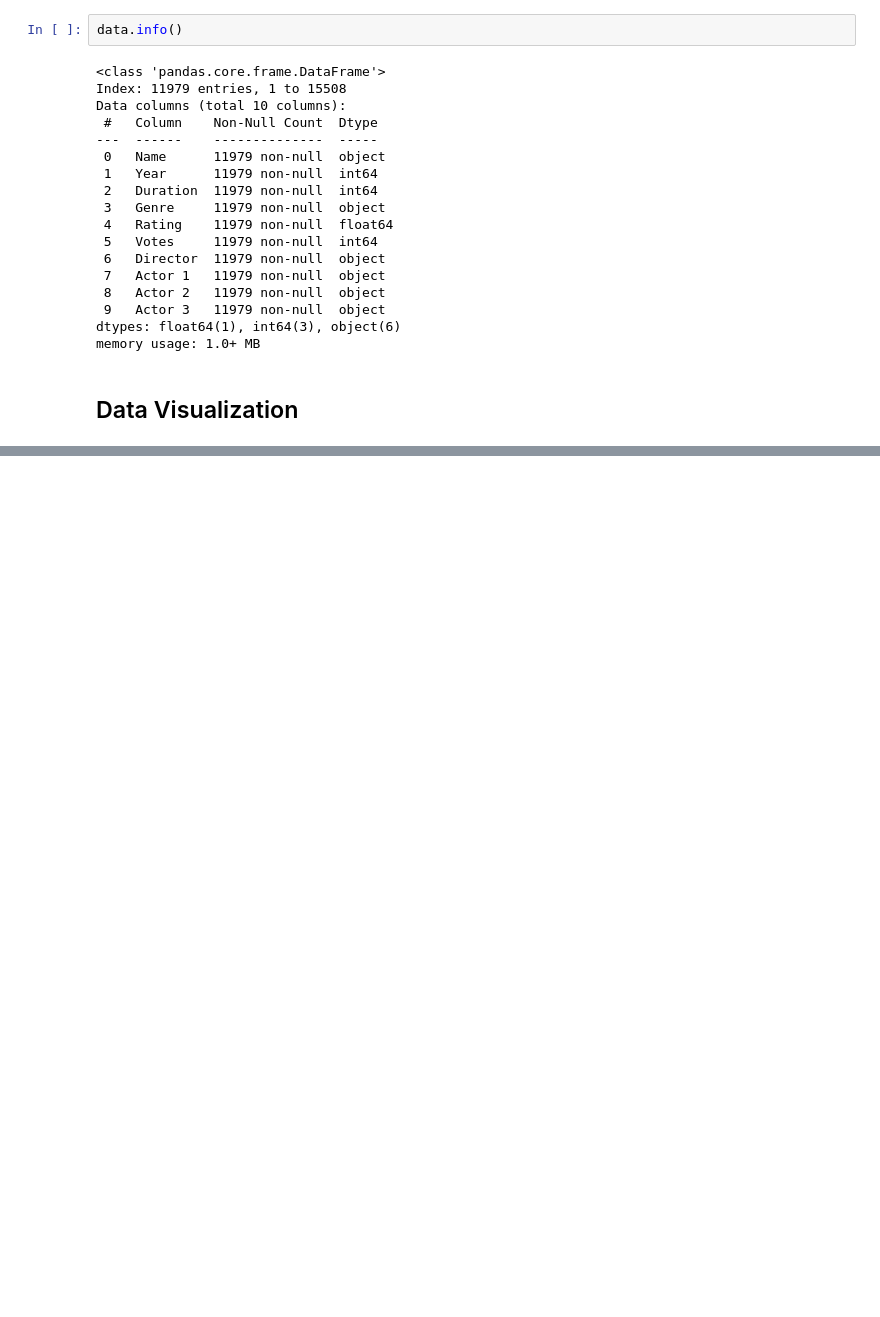
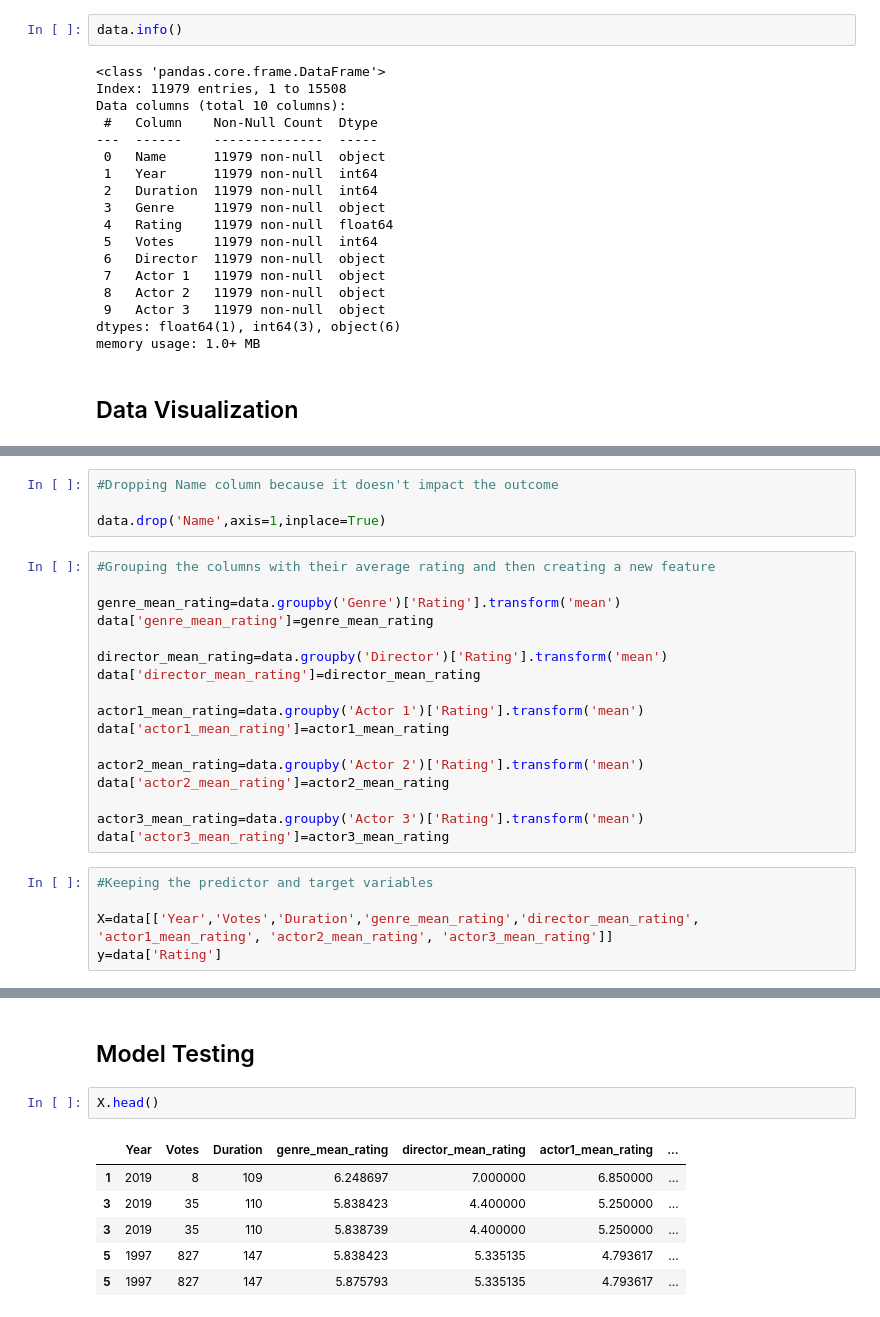
Before and after one commit to Ankita-Kimtyani/CODSOFT, a Jupyter notebook: Movie_rating_prediction.ipynb, the cells around one changed output, grey strips where cells are left out. Cells and saved outputs as stored; diff of their text form; blank space fills up the shorter version.

```diff
--- a/Movie_rating_prediction.ipynb
+++ b/Movie_rating_prediction.ipynb
@@ -150,0 +158,26 @@ rating_hist.show()
+# %%
+#Dropping Name column because it doesn't impact the outcome
+
+data.drop('Name',axis=1,inplace=True)
+# %%
+#Grouping the columns with their average rating and then creating a new feature
+
+genre_mean_rating=data.groupby('Genre')['Rating'].transform('mean')
+data['genre_mean_rating']=genre_mean_rating
+
+director_mean_rating=data.groupby('Director')['Rating'].transform('mean')
+data['director_mean_rating']=director_mean_rating
+
+actor1_mean_rating=data.groupby('Actor 1')['Rating'].transform('mean')
+data['actor1_mean_rating']=actor1_mean_rating
+
+actor2_mean_rating=data.groupby('Actor 2')['Rating'].transform('mean')
+data['actor2_mean_rating']=actor2_mean_rating
+
+actor3_mean_rating=data.groupby('Actor 3')['Rating'].transform('mean')
+data['actor3_mean_rating']=actor3_mean_rating
+# %%
+#Keeping the predictor and target variables
+
+X=data[['Year','Votes','Duration','genre_mean_rating','director_mean_rating', 'actor1_mean_rating', 'actor2_mean_rating', 'actor3_mean_rating']]
+y=data['Rating']
@@ -150,0 +206,11 @@ rating_hist.show()
+# %% [markdown]
+## Model Testing
+# %%
+X.head()
+# %% [output]
+|  | Year | Votes | Duration | genre_mean_rating | director_mean_rating | actor1_mean_rating | ... |
+| 1 | 2019 | 8 | 109 | 6.248697 | 7.000000 | 6.850000 | ... |
+| 3 | 2019 | 35 | 110 | 5.838423 | 4.400000 | 5.250000 | ... |
+| 3 | 2019 | 35 | 110 | 5.838739 | 4.400000 | 5.250000 | ... |
+| 5 | 1997 | 827 | 147 | 5.838423 | 5.335135 | 4.793617 | ... |
+| 5 | 1997 | 827 | 147 | 5.875793 | 5.335135 | 4.793617 | ... |
```
Also changed, not shown: parts of 9 cells of this notebook.
